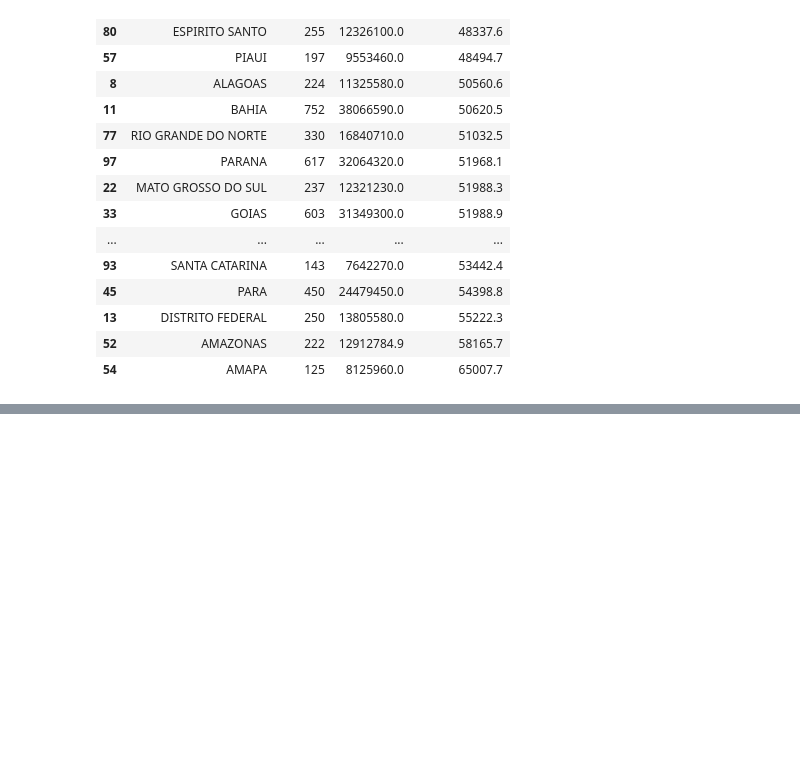
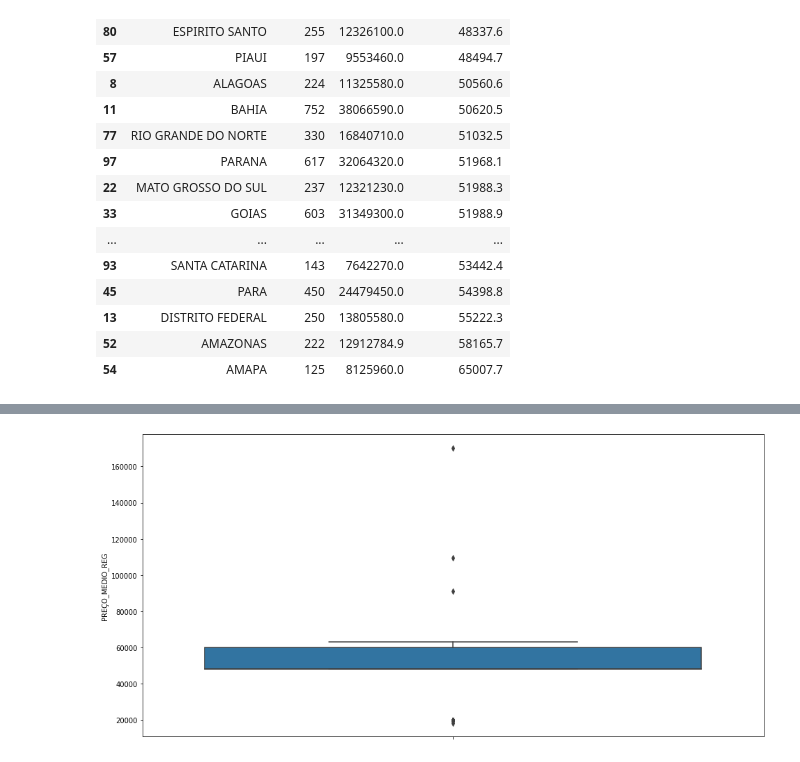
Before and after one commit to jpvt/Covid19_Visualization, a Jupyter notebook: vis_repiradores.ipynb, the cells around one changed output, grey strips where cells are left out. Drawn from its saved outputs; the diff is of its cells as text; code cells hidden in the pictures; blank space fills up the shorter version.

```diff
--- a/vis_repiradores.ipynb
+++ b/vis_repiradores.ipynb
@@ -277,0 +292,6 @@ tls.get_embed('https://plotly.com/~chris/1638')
+# %%
+reais = np.array(df['VALOR'].values)
+pedidos = np.array(df['QUANTIDADE'].values)
+
+
+df['PREÇO_MEDIO_REG'] = reais/pedidos
@@ -277,0 +321,6 @@ tls.get_embed('https://plotly.com/~chris/1638')
+# %%
+plt.figure(figsize = (16,8))
+sns.boxplot(y = df['PREÇO_MEDIO_REG'])
+plt.show()
+# %% [output]
+[figure, added]
```
Also changed, not shown: parts of 8 cells of this notebook, 1 other file.
